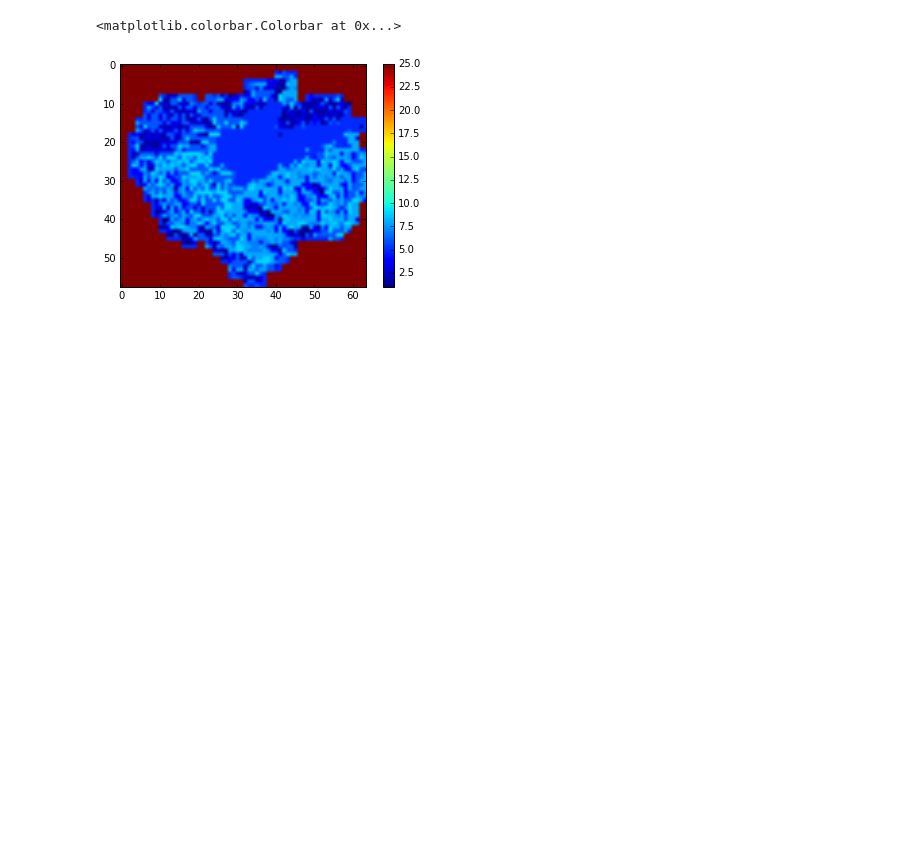
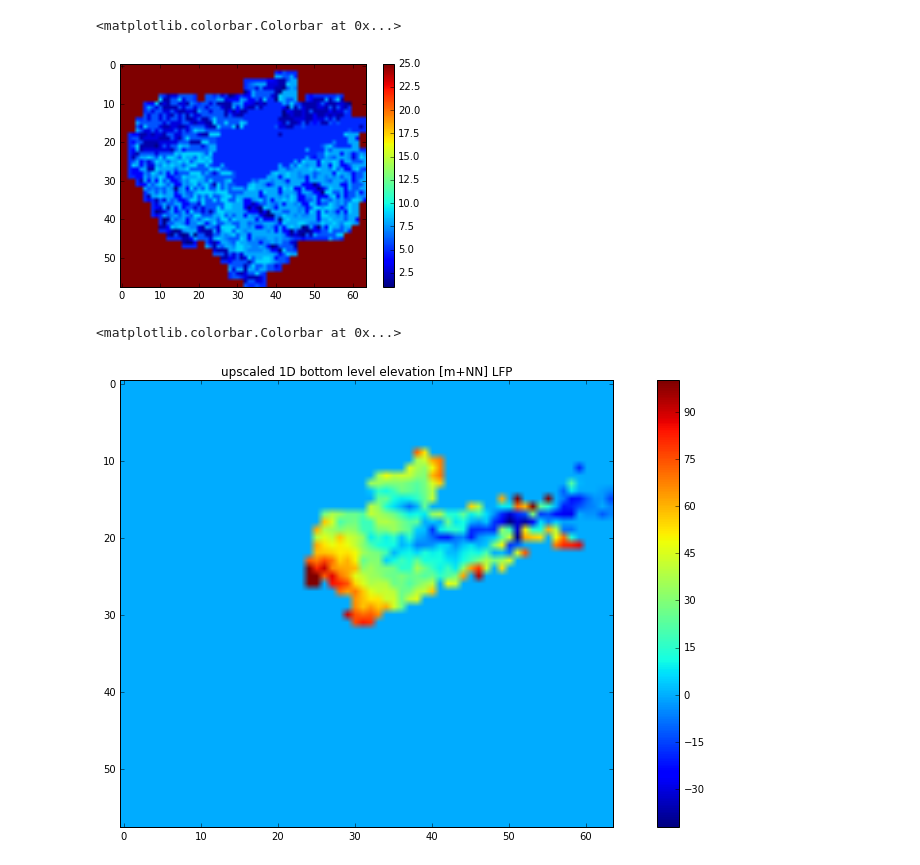
Before and after one commit to wk1984/glofrim, a Jupyter notebook: couplingFramework_v2_LFPtoPCR.ipynb, the cells around one changed output. Saved outputs shown, nothing was run; the diff lists cells and outputs as text; code cells hidden in the pictures; blank space fills up the shorter version.

```diff
--- a/couplingFramework_v2_LFPtoPCR.ipynb
+++ b/couplingFramework_v2_LFPtoPCR.ipynb
@@ -230,13 +232,16 @@ if model_type == 'DFM':
 elif model_type == 'LFP':
 
     #- retrieving data from LISFLOOD-FP
-    DEM, bottom_lvl, cellArea, SGCQin, list_x_coords, list_y_coords, \
-        list_x_coords_2way, list_y_coords_2way, dx, dy  = model_functions.extractModelData_LFP(hydrodynamicModel,
-                                                                                               use_RFS,
-                                                                                               use_2way)
+    DEM, cellArea, SGCQin, SGCwidth, SGCz, list_x_coords, list_y_coords, list_x_coords_2way, \
+        list_y_coords_2way, i_1d, j_1d, i_2d, j_2d, dx, dy  = model_functions.extractModelData_LFP(hydrodynamicModel,
+                                                                                                  use_RFS,
+                                                                                                  use_2way)
 
     hydrodynamic_coords_1D = coupling_functions.getVerticesFromMidPoints(list_x_coords, list_y_coords, dx, dy, verbose)
     hydrodynamic_coords_2D = coupling_functions.getVerticesFromMidPoints(list_x_coords_2way, list_y_coords_2way, dx, dy, verbose)
+
+    coupledFPindices_1way = zip(i_1d, j_1d)
+    coupledFPindices_2way = zip(i_2d, j_2d)
 
     separator_1D = 0.
 
@@ -334,3 +324,20 @@ plt.colorbar()
+# %%
+if model_type == 'LFP':
+    bottom_lvl_1d = SGCz[i_1d,j_1d]
+    bottom_lvl_2d = SGCz[i_2d,j_2d]
+
+bottomElevation_HDYN1D_2_HLOG_BMI = model_functions.determine_bottomElev1D_Hydrodynamics(couple_HLOG_2_HDYN,
+                                                                                         coupled_HLOG_indices,
+                                                                                         bottom_lvl_1d,
+                                                                                         landmask_pcr)
+
+plt.figure(figsize=(16,8))
+plt.title('upscaled 1D bottom level elevation [m+NN] ' + str(model_type))
+plt.imshow(bottomElevation_HDYN1D_2_HLOG_BMI, vmax=100)
+plt.colorbar()
+# %% [output]
+<matplotlib.colorbar.Colorbar at 0x...>
+[figure, added]
 # %%
 if model_type == 'DFM':
     current_water_depth = hydrodynamicModel.get_var('s1') - hydrodynamicModel.get_var('bl')
```
Also changed, not shown: parts of 32 cells of this notebook, 2 other files.
